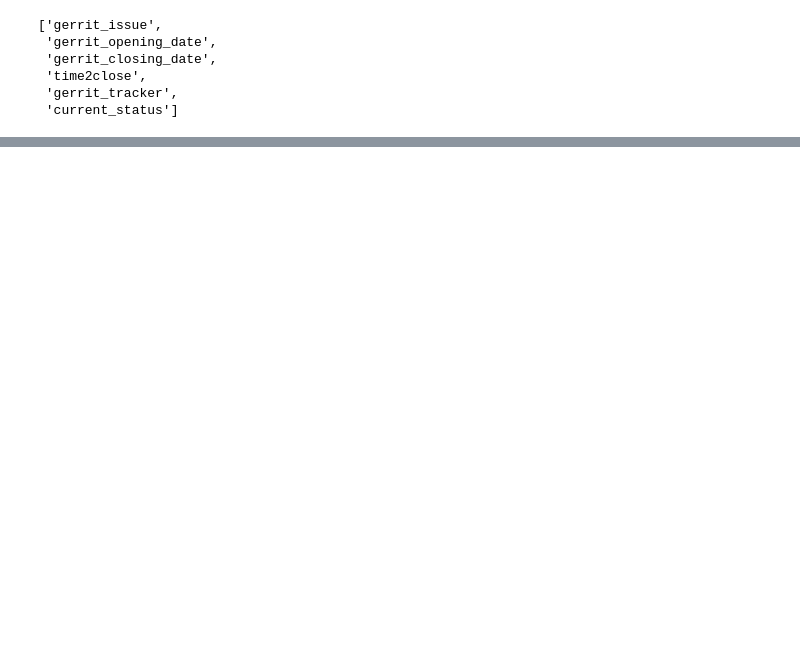
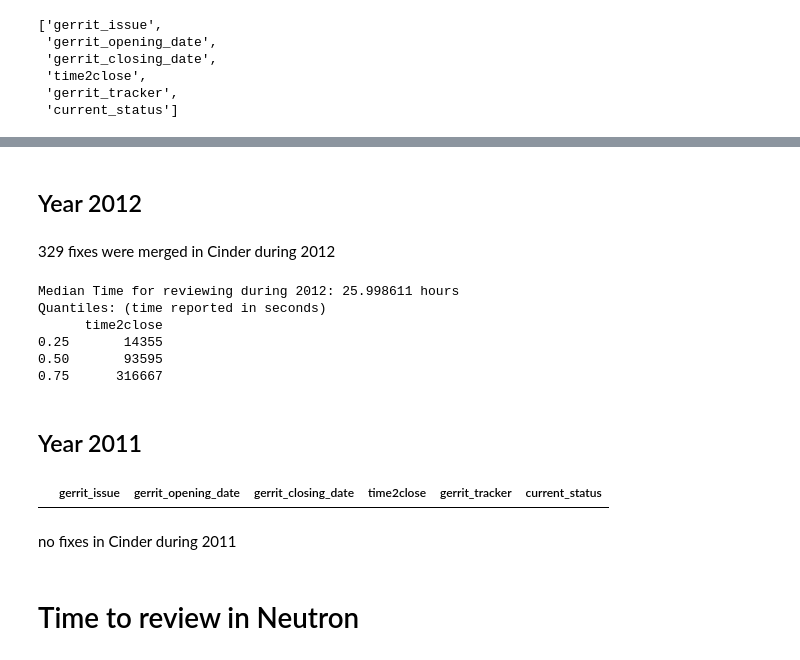
Before and after one commit to ddalipaj/Reviewing_Time_Gerrit, a Jupyter notebook: reviewing_time_Gerrit.ipynb, the cells around one changed output, grey strips where cells are left out. Drawn from its saved outputs; the diff is of its cells as text; code cells hidden in the pictures; blank space fills up the shorter version.

Commit message:
Time spent in reviewing an issue in Gerrit.

```diff
--- a/reviewing_time_Gerrit.ipynb
+++ b/reviewing_time_Gerrit.ipynb
@@ -103,0 +480,12 @@ Populating the interactive namespace from numpy and matplotlib
+# %%
+query_cinder = """ select * from review_time
+where
+gerrit_tracker like '%cinder%' and
+current_status = 'MERGED' """
+# %%
+data_cinder = execute_query(cursor,query_cinder)
+# %%
+data_cinder_list = list(data_cinder)
+# %%
+data_cinder_df = pandas.DataFrame(data_cinder_list, columns=["gerrit_issue", "gerrit_opening_date", "gerrit_closing_date", "time2close", "gerrit_tracker", "current_status"])
+data_cinder_df.columns.values.tolist()
@@ -103,0 +575,2 @@ Populating the interactive namespace from numpy and matplotlib
+# %% [markdown]
+## Year 2012
@@ -103,0 +581,26 @@ Populating the interactive namespace from numpy and matplotlib
+# %% [markdown]
+329 fixes were merged in Cinder during 2012
+# %%
+# Median time and quantiles for Cinder 2012
+print "Median Time for reviewing during 2012: %f hours" % (cinder_review_time_2012.median()/3600.0)
+print "Quantiles: (time reported in seconds) "
+print cinder_review_time_2012.quantile([0.25, 0.5, 0.75])
+# %% [output]
+Median Time for reviewing during 2012: 25.998611 hours
+Quantiles: (time reported in seconds)
+      time2close
+0.25       14355
+0.50       93595
+0.75      316667
+# %% [markdown]
+## Year 2011
+# %%
+# review time in Cinder for year 2011
+cinder_review_time_2011 = data_cinder_df[(data_cinder_df["gerrit_closing_date"] >= '2011-01-01') & (data_cinder_df["gerrit_closing_date"] <= '2012-01-01')];
+cinder_review_time_2011
+# %% [output]
+|  | gerrit_issue | gerrit_opening_date | gerrit_closing_date | time2close | gerrit_tracker | current_status |
+# %% [markdown]
+no fixes in Cinder during 2011
+# %% [markdown]
+# Time to review in Neutron
```
Also changed, not shown: parts of 296 cells of this notebook.
